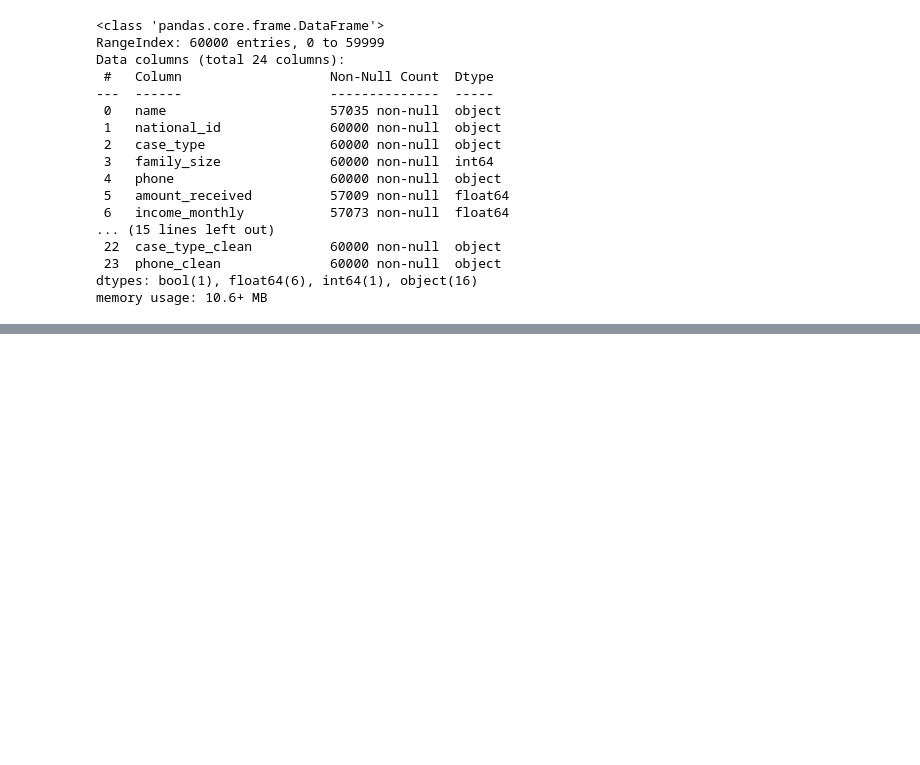
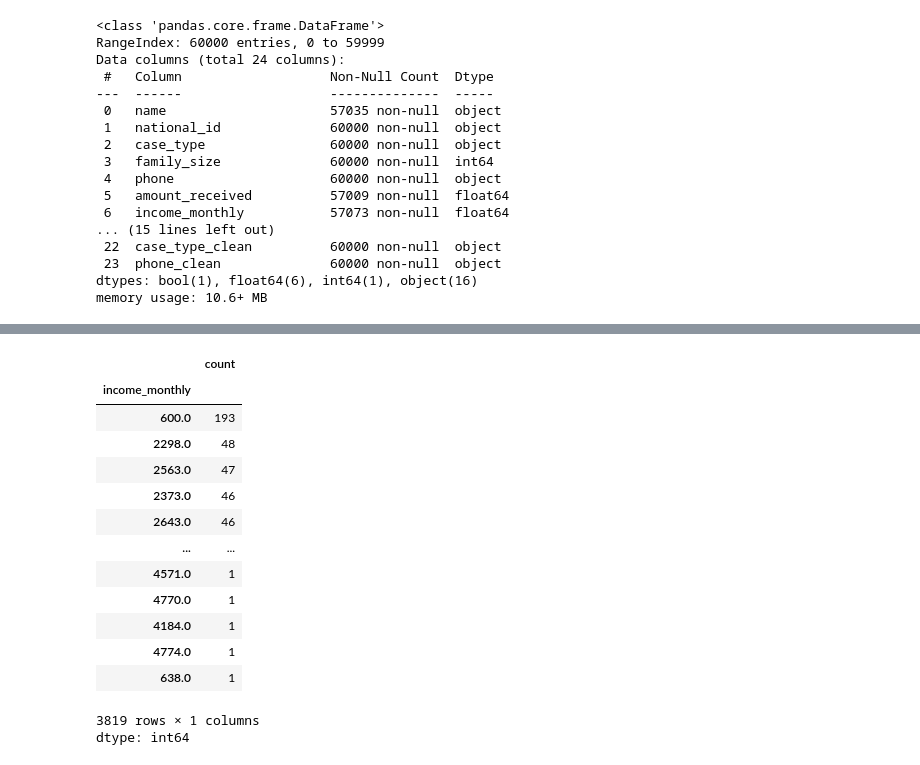
Before and after one commit to HazemmoAlsady/AWN_Graduation_Project, a Jupyter notebook: AWNN2.ipynb, the cells around one changed output, grey strips where cells are left out. Saved outputs shown, nothing was run; the diff lists cells and outputs as text; code cells hidden in the pictures; blank space fills up the shorter version.

```diff
--- a/AWNN2.ipynb
+++ b/AWNN2.ipynb
@@ -584,0 +697,18 @@ memory usage: 10.6+ MB
+# %%
+df["income_monthly"].value_counts()
+# %% [output]
+|  | count |
+| income_monthly |  |
+| 600.0 | 193 |
+| 2298.0 | 48 |
+| 2563.0 | 47 |
+| 2373.0 | 46 |
+| 2643.0 | 46 |
+| ... | ... |
+| 4571.0 | 1 |
+| 4770.0 | 1 |
+| 4184.0 | 1 |
+| 4774.0 | 1 |
+| 638.0 | 1 |
+3819 rows × 1 columns
+dtype: int64
```
Also changed, not shown: parts of 9 cells of this notebook.
